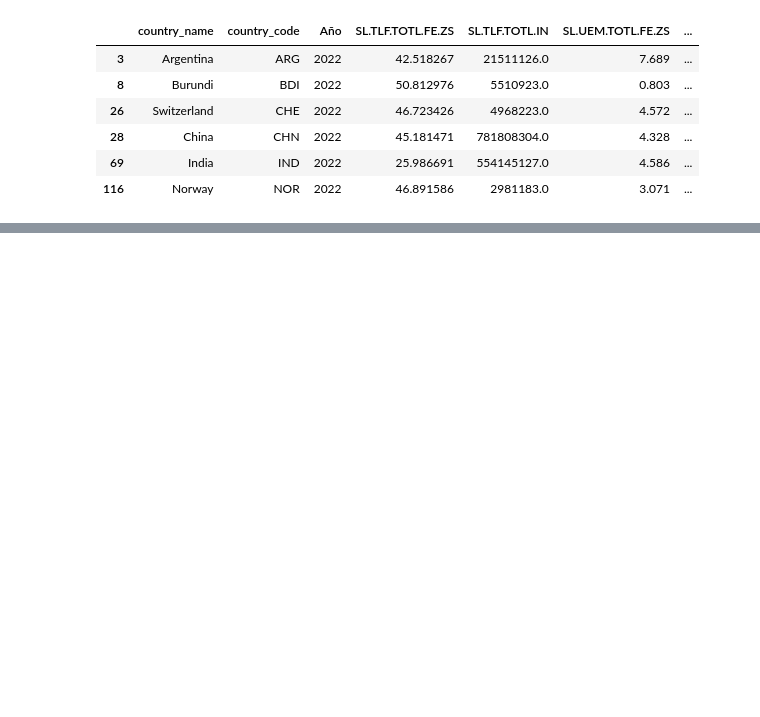
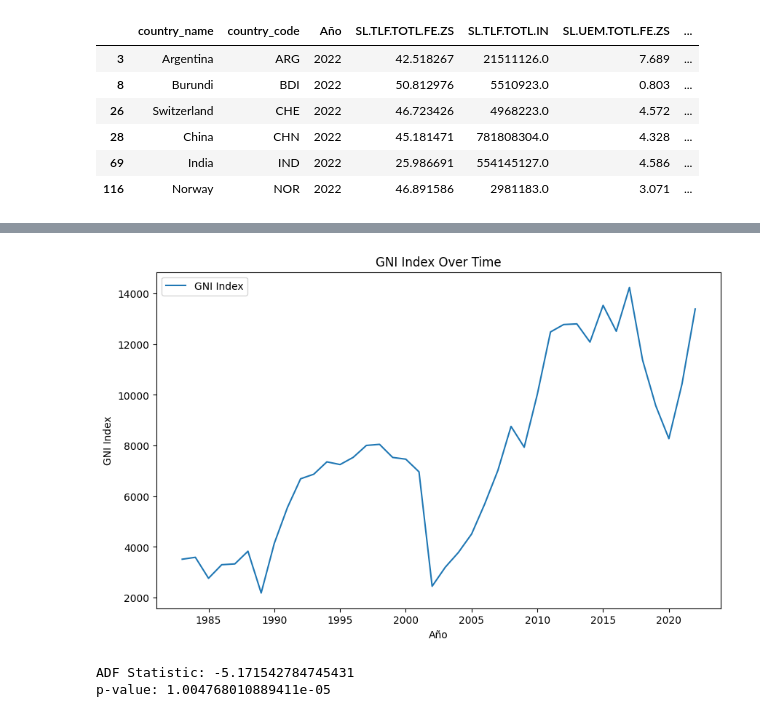
Before and after one commit to mkiszkur/TT1, a Jupyter notebook: 03_eda/EDA_entrega_3.ipynb, the cells around one changed output, grey strips where cells are left out. Cells and saved outputs as stored; diff of their text form; code cells hidden in the pictures; blank space fills up the shorter version.

```diff
--- a/03_eda/EDA_entrega_3.ipynb
+++ b/03_eda/EDA_entrega_3.ipynb
@@ -2777,0 +2875,17 @@ clustered_data [clustered_data['country_code'].isin (['ARG', 'BMU', 'CHE', 'NOR'
+# %%
+gni_data = get_data()
+gni_data = calcular_campos(data_2022)
+gni_data = filtrar_regiones(data_2022)
+gni_data[['country_code','country_name' ,'Año','GNI','Population','Region','Income Group','gni_index']]
+
+# Filtrar los datos para un país específico, por ejemplo, Argentina
+country_code = 'ARG'  # Cambia esto al código del país que deseas analizar
+gni_country_data = gni_data[gni_data['country_code'] == country_code]
+
+# Asegúrate de que los datos están en el formato adecuado
+gni_country_data['Año'] = pd.to_datetime(gni_country_data['Año'], format='%Y')
+gni_country_data.set_index('Año', inplace=True)
+
+# Seleccionar solo la columna de GNI para el análisis
+gni_country_series = gni_country_data['gni_index']
+gni_country_series
@@ -2777,0 +2911,22 @@ clustered_data [clustered_data['country_code'].isin (['ARG', 'BMU', 'CHE', 'NOR'
+# %%
+# Visualizar la serie temporal del GNI
+plt.figure(figsize=(10, 6))
+plt.plot(gni_country_series, label='GNI Index')
+plt.title('GNI Index Over Time')
+plt.xlabel('Año')
+plt.ylabel('GNI Index')
+plt.legend()
+plt.show()
+# %% [output]
+[figure, added]
+# %%
+# Diferenciar la serie para hacerla estacionaria
+gni_diff = gni_country_series.diff().dropna()
+
+# Prueba de Dickey-Fuller aumentada para verificar estacionariedad
+result = adfuller(gni_diff)
+print(f'ADF Statistic: {result[0]}')
+print(f'p-value: {result[1]}')
+# %% [output]
+ADF Statistic: -5.171542784745431
+p-value: 1.004768010889411e-05
```
Also changed, not shown: parts of 18 cells of this notebook, 6 other files.
